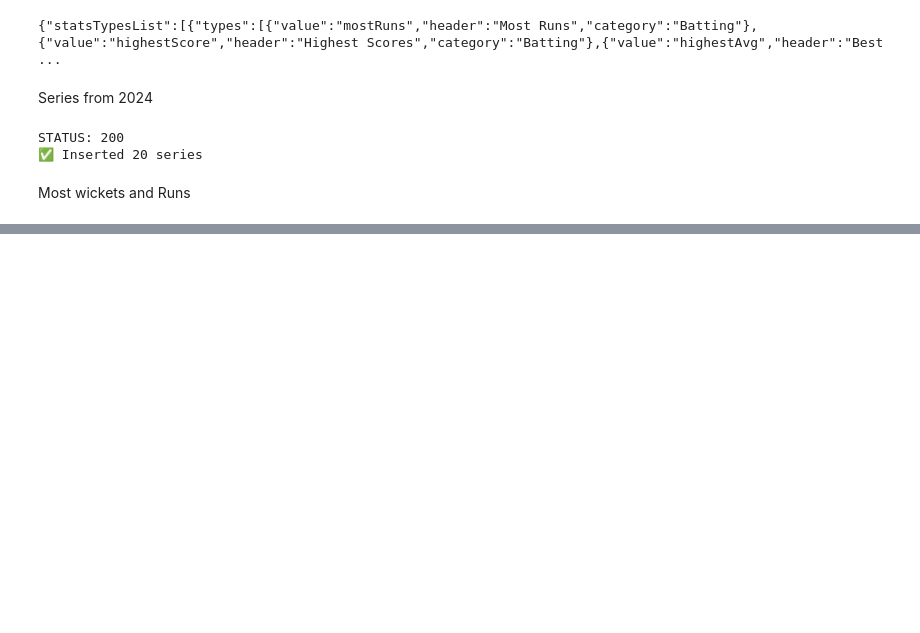
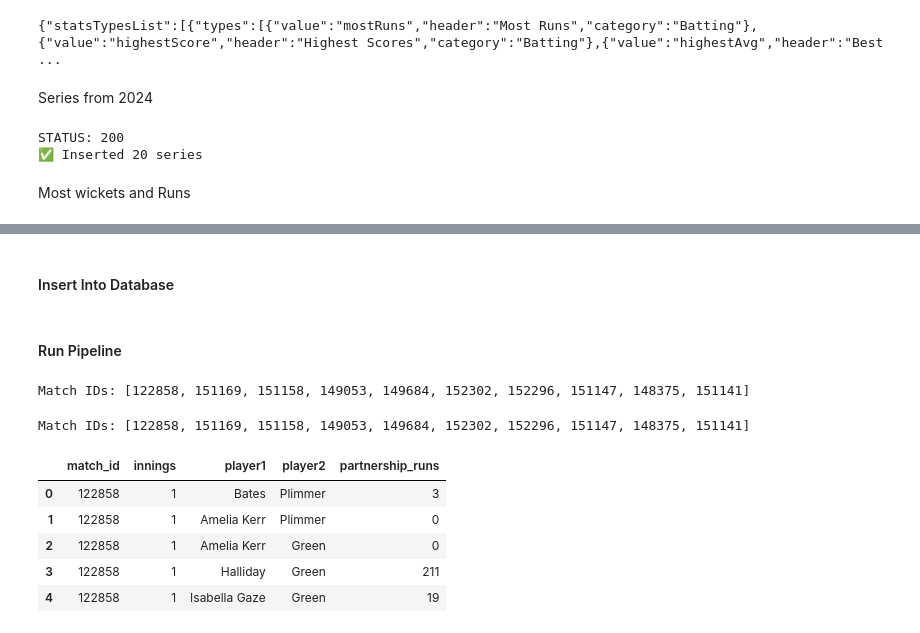
Before and after one commit to dev-prasath/Cricbuzz_livestats, a Jupyter notebook: notebooks/data_fetching.ipynb, the cells around one changed output, grey strips where cells are left out. Drawn from its saved outputs; the diff is of its cells as text; code cells hidden in the pictures; blank space fills up the shorter version.

```diff
--- a/notebooks/data_fetching.ipynb
+++ b/notebooks/data_fetching.ipynb
@@ -424,7 +420,7 @@ def fetch_matches():
     conn = http.client.HTTPSConnection("cricbuzz-cricket.p.rapidapi.com")
 
     headers = {
-         'x-rapidapi-key': "a047d03cacmsh2a080d74736faf7p1f3118jsn380b850bb1d0",
+         'x-rapidapi-key': "4172f835b0mshb6d6a65d2c10591p19abbajsn4d930e083f39",
     'x-rapidapi-host': "cricbuzz-cricket.p.rapidapi.com",
     }
 
@@ -1096,0 +1689,12 @@ print(data.decode("utf-8"))
+# %%
+def get_match_ids(conn):
+    cursor = conn.cursor()
+    cursor.execute("""
+        SELECT match_id
+        FROM matches_v2
+        WHERE match_id IS NOT NULL
+        ORDER BY match_id DESC
+        LIMIT 20;
+    """)
+    rows = cursor.fetchall()
+    return [r[0] for r in rows]
@@ -1096,0 +2250,19 @@ print(data.decode("utf-8"))
+# %%
+def get_match_ids(limit=20):
+    conn = get_connection()
+    cursor = conn.cursor()
+
+    query = """
+        SELECT match_id
+        FROM matches_v2
+        ORDER BY start_date DESC
+        LIMIT %s;
+    """
+
+    cursor.execute(query, (limit,))
+    rows = cursor.fetchall()
+
+    cursor.close()
+    conn.close()
+
+    return [row[0] for row in rows]
@@ -1096,0 +2313,2 @@ print(data.decode("utf-8"))
+# %% [markdown]
+#### Insert Into Database
@@ -1096,0 +2347,23 @@ print(data.decode("utf-8"))
+# %% [markdown]
+#### Run Pipeline
+# %%
+match_ids = get_match_ids(10)
+
+print("Match IDs:", match_ids)
+# %% [output]
+Match IDs: [122858, 151169, 151158, 149053, 149684, 152302, 152296, 151147, 148375, 151141]
+# %%
+
+
+data = extract_partnerships(match_ids)
+
+df = pd.DataFrame(data)
+df.head()
+# %% [output]
+Match IDs: [122858, 151169, 151158, 149053, 149684, 152302, 152296, 151147, 148375, 151141]
+|  | match_id | innings | player1 | player2 | partnership_runs |
+| 0 | 122858 | 1 | Bates | Plimmer | 3 |
+| 1 | 122858 | 1 | Amelia Kerr | Plimmer | 0 |
+| 2 | 122858 | 1 | Amelia Kerr | Green | 0 |
+| 3 | 122858 | 1 | Halliday | Green | 211 |
+| 4 | 122858 | 1 | Isabella Gaze | Green | 19 |
```
Also changed, not shown: parts of 101 cells of this notebook, 10 other files.
